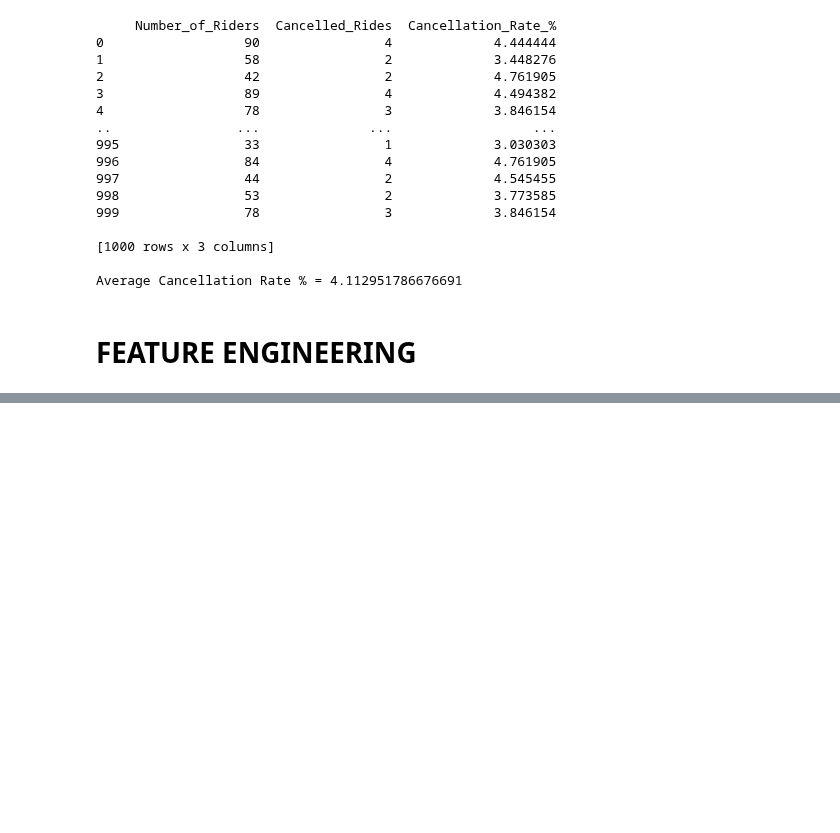
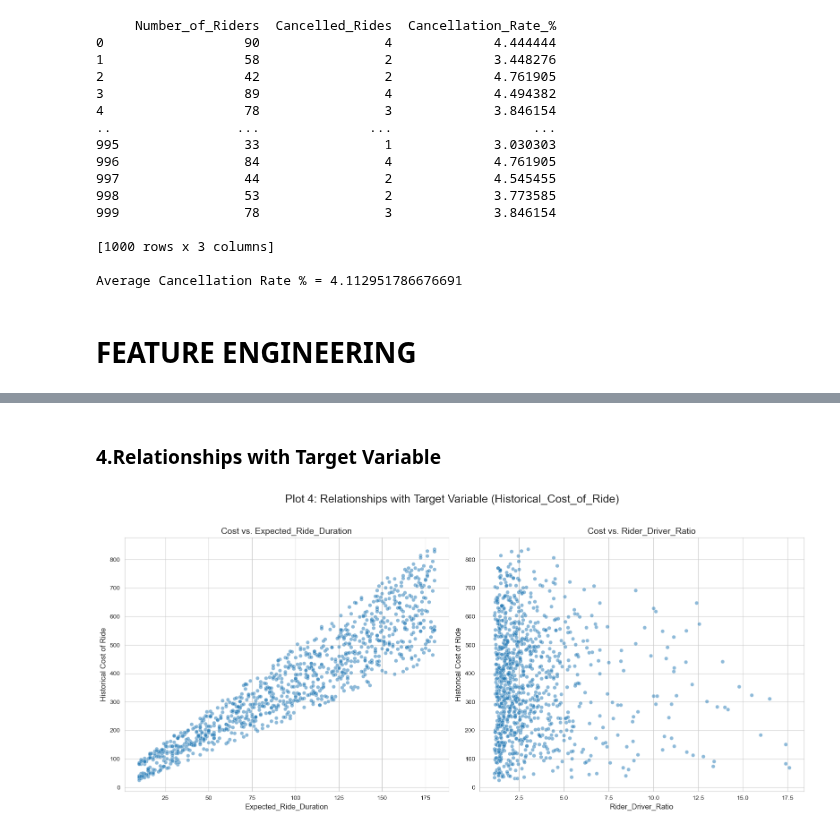
Before and after one commit to ajith-kumar99/price-optima, a Jupyter notebook: Price_Optima.ipynb, the cells around one changed output, grey strips where cells are left out. Drawn from its saved outputs; the diff is of its cells as text; code cells hidden in the pictures; blank space fills up the shorter version.

```diff
--- a/Price_Optima.ipynb
+++ b/Price_Optima.ipynb
@@ -357,0 +565,28 @@ Average Cancellation Rate % = 4.112951786676691
+# %% [markdown]
+### 4.Relationships with Target Variable
+# %%
+# Define the key features we want to compare against the ride cost
+relationship_features = [
+    'Expected_Ride_Duration',
+    'Rider_Driver_Ratio'
+]
+
+# Create a figure to hold the subplots
+plt.figure(figsize=(16, 7))
+
+# Loop through each feature and create a scatter plot
+for i, col in enumerate(relationship_features, 1):
+    plt.subplot(1, 2, i) # Create a 1x2 grid of plots
+    sns.scatterplot(x=df[col], y=df['Historical_Cost_of_Ride'], alpha=0.5)
+    plt.title(f'Cost vs. {col}', fontsize=14)
+    plt.xlabel(col, fontsize=12)
+    plt.ylabel('Historical Cost of Ride', fontsize=12)
+
+# Add a main title for the entire figure and adjust layout
+plt.suptitle('Plot 4: Relationships with Target Variable (Historical_Cost_of_Ride)', fontsize=18, y=1.03)
+plt.tight_layout()
+
+# Display the plots
+plt.show()
+# %% [output]
+[figure, added]
```
Also changed, not shown: parts of 9 cells of this notebook.
